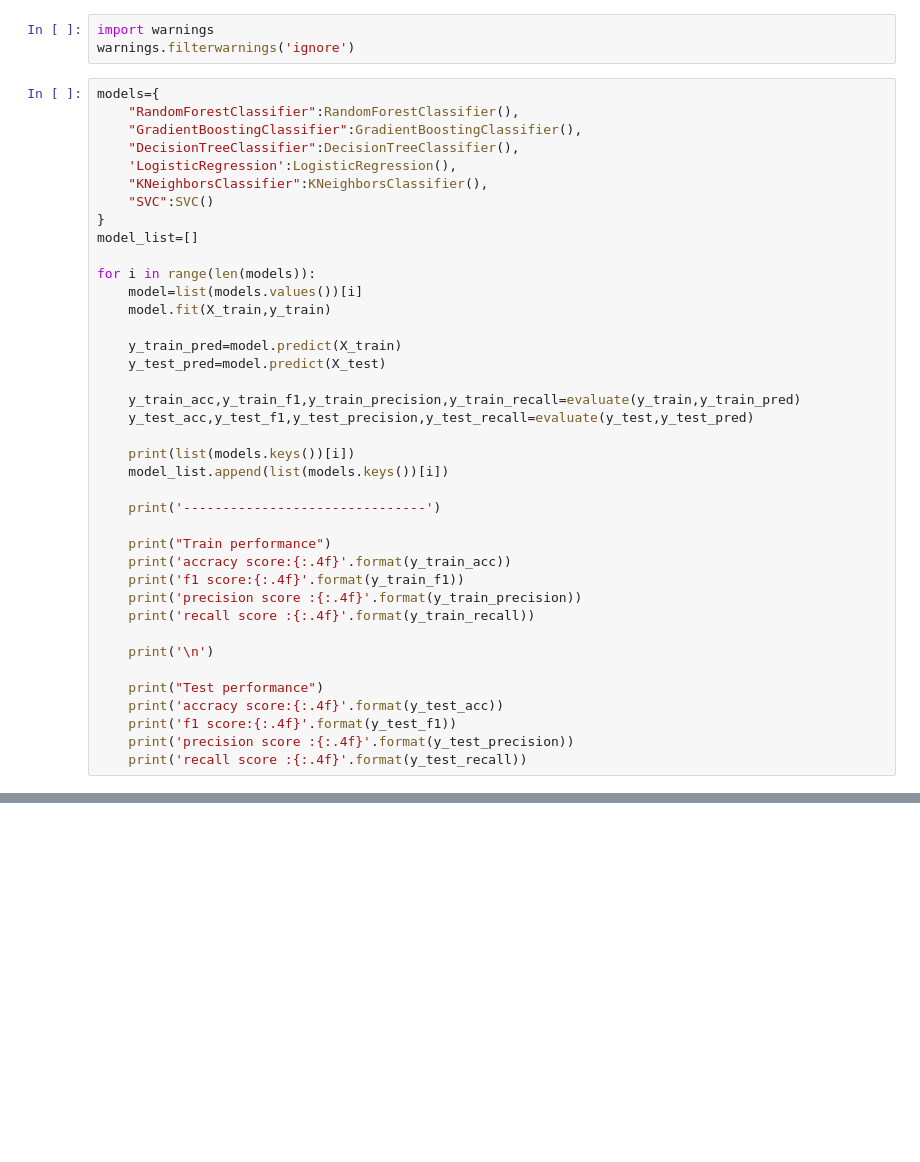
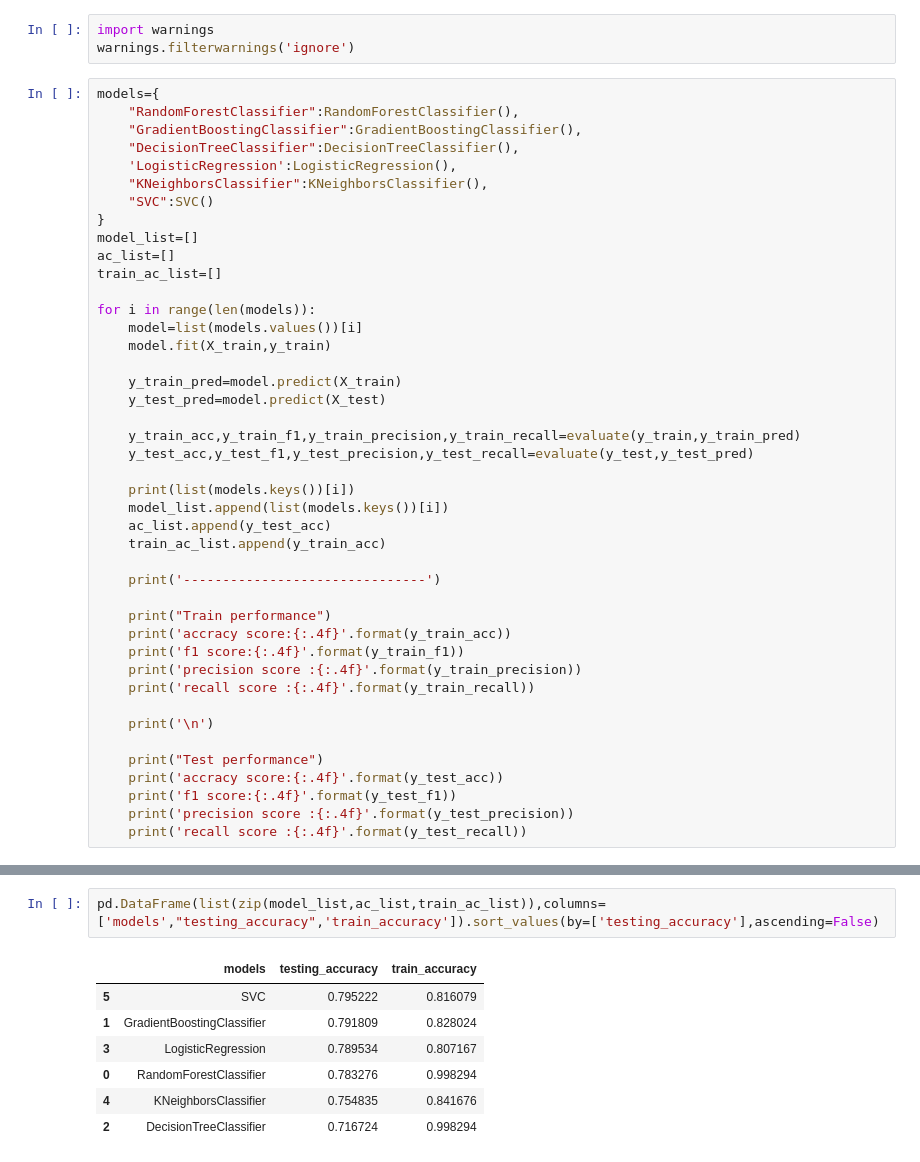
Before and after one commit to ashikhasanredoy/Customer-Churn-prediction, a Jupyter notebook: notebook/model_training.ipynb, the cells around one changed output, grey strips where cells are left out. Cells and saved outputs as stored; diff of their text form; blank space fills up the shorter version.

Commit message:
update model training file

```diff
--- a/notebook/model_training.ipynb
+++ b/notebook/model_training.ipynb
@@ -127,6 +127,8 @@ models={
     "SVC":SVC()
 }
 model_list=[]
+ac_list=[]
+train_ac_list=[]
 
 for i in range(len(models)):
     model=list(models.values())[i]
@@ -140,6 +142,8 @@ for i in range(len(models)):
 
     print(list(models.keys())[i])
     model_list.append(list(models.keys())[i])
+    ac_list.append(y_test_acc)
+    train_ac_list.append(y_train_acc)
 
     print('-------------------------------')
 
@@ -174,3 +178,13 @@ accracy score:0.7952
 f1 score:0.5420
 precision score :0.6494
 recall score :0.4651
+# %%
+pd.DataFrame(list(zip(model_list,ac_list,train_ac_list)),columns=['models',"testing_accuracy",'train_accuracy']).sort_values(by=['testing_accuracy'],ascending=False)
+# %% [output]
+|  | models | testing_accuracy | train_accuracy |
+| 5 | SVC | 0.795222 | 0.816079 |
+| 1 | GradientBoostingClassifier | 0.791809 | 0.828024 |
+| 3 | LogisticRegression | 0.789534 | 0.807167 |
+| 0 | RandomForestClassifier | 0.783276 | 0.998294 |
+| 4 | KNeighborsClassifier | 0.754835 | 0.841676 |
+| 2 | DecisionTreeClassifier | 0.716724 | 0.998294 |
```
Also changed, not shown: parts of 6 cells of this notebook.
